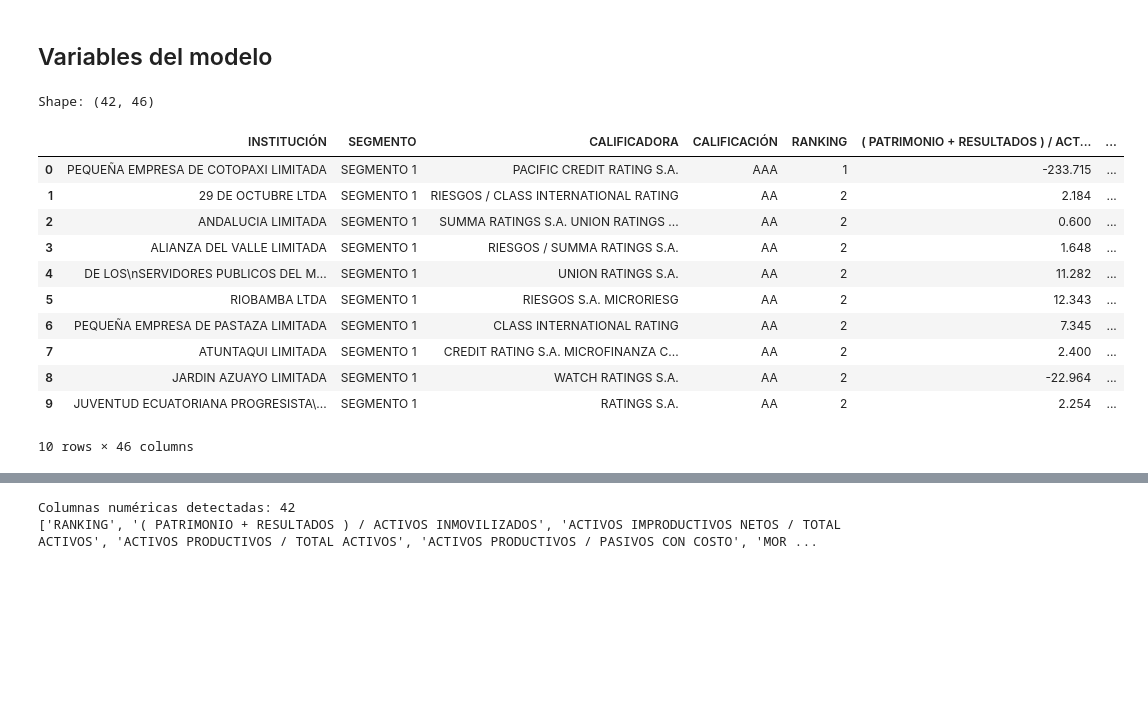
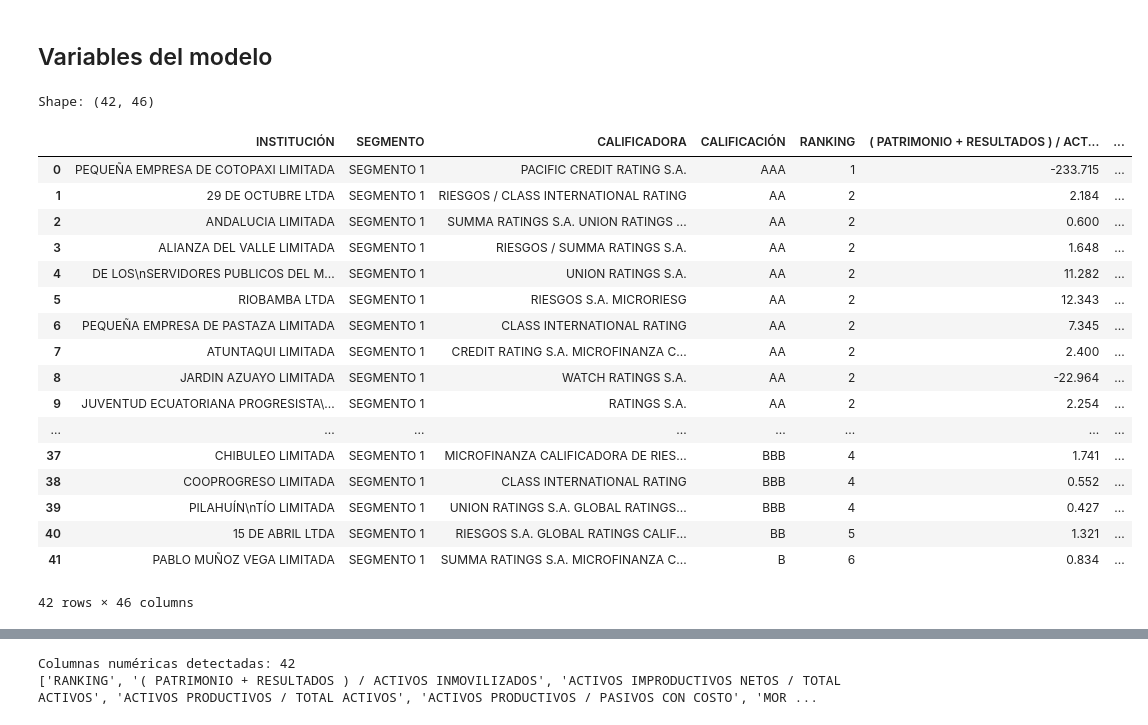
Before and after one commit to tonyfajardo1/ml-cooperativas-segmento1, a Jupyter notebook: notebooks/01_eda_y_clustering_extended.ipynb, the cells around one changed output, grey strips where cells are left out. Drawn from its saved outputs; the diff is of its cells as text; code cells hidden in the pictures; blank space fills up the shorter version.

```diff
--- a/notebooks/01_eda_y_clustering_extended.ipynb
+++ b/notebooks/01_eda_y_clustering_extended.ipynb
@@ -12,22 +12,28 @@ Integrantes: Maria Emilia, Antony Fajardo, Leandro Coral
 # %%
 import pandas as pd
 import numpy as np
 
 df = pd.read_csv("../data/processed/segmento1_csv/cooperativas_segmento1_completo_final.csv")
 
 print("Shape:", df.shape)
-df.head(10)
+df.head(42)
 # %% [output]
 Shape: (42, 46)
 |  | INSTITUCIÓN | SEGMENTO | CALIFICADORA | CALIFICACIÓN | RANKING | ( PATRIMONIO + RESULTADOS ) / ACT... | ... |
 | 0 | PEQUEÑA EMPRESA DE COTOPAXI LIMITADA | SEGMENTO 1 | PACIFIC CREDIT RATING S.A. | AAA | 1 | -233.715 | ... |
 | 1 | 29 DE OCTUBRE LTDA | SEGMENTO 1 | RIESGOS / CLASS INTERNATIONAL RATING | AA | 2 | 2.184 | ... |
 | 2 | ANDALUCIA LIMITADA | SEGMENTO 1 | SUMMA RATINGS S.A. UNION RATINGS ... | AA | 2 | 0.600 | ... |
 | 3 | ALIANZA DEL VALLE LIMITADA | SEGMENTO 1 | RIESGOS / SUMMA RATINGS S.A. | AA | 2 | 1.648 | ... |
 | 4 | DE LOS\nSERVIDORES PUBLICOS DEL M... | SEGMENTO 1 | UNION RATINGS S.A. | AA | 2 | 11.282 | ... |
 | 5 | RIOBAMBA LTDA | SEGMENTO 1 | RIESGOS S.A. MICRORIESG | AA | 2 | 12.343 | ... |
 | 6 | PEQUEÑA EMPRESA DE PASTAZA LIMITADA | SEGMENTO 1 | CLASS INTERNATIONAL RATING | AA | 2 | 7.345 | ... |
 | 7 | ATUNTAQUI LIMITADA | SEGMENTO 1 | CREDIT RATING S.A. MICROFINANZA C... | AA | 2 | 2.400 | ... |
 | 8 | JARDIN AZUAYO LIMITADA | SEGMENTO 1 | WATCH RATINGS S.A. | AA | 2 | -22.964 | ... |
 | 9 | JUVENTUD ECUATORIANA PROGRESISTA\... | SEGMENTO 1 | RATINGS S.A. | AA | 2 | 2.254 | ... |
+| ... | ... | ... | ... | ... | ... | ... | ... |
+| 37 | CHIBULEO LIMITADA | SEGMENTO 1 | MICROFINANZA CALIFICADORA DE RIES... | BBB | 4 | 1.741 | ... |
+| 38 | COOPROGRESO LIMITADA | SEGMENTO 1 | CLASS INTERNATIONAL RATING | BBB | 4 | 0.552 | ... |
+| 39 | PILAHUÍN\nTÍO LIMITADA | SEGMENTO 1 | UNION RATINGS S.A. GLOBAL RATINGS... | BBB | 4 | 0.427 | ... |
+| 40 | 15 DE ABRIL LTDA | SEGMENTO 1 | RIESGOS S.A. GLOBAL RATINGS CALIF... | BB | 5 | 1.321 | ... |
+| 41 | PABLO MUÑOZ VEGA LIMITADA | SEGMENTO 1 | SUMMA RATINGS S.A. MICROFINANZA C... | B | 6 | 0.834 | ... |
-10 rows × 46 columns
+42 rows × 46 columns
```
Also changed, not shown: parts of 2 cells of this notebook.
